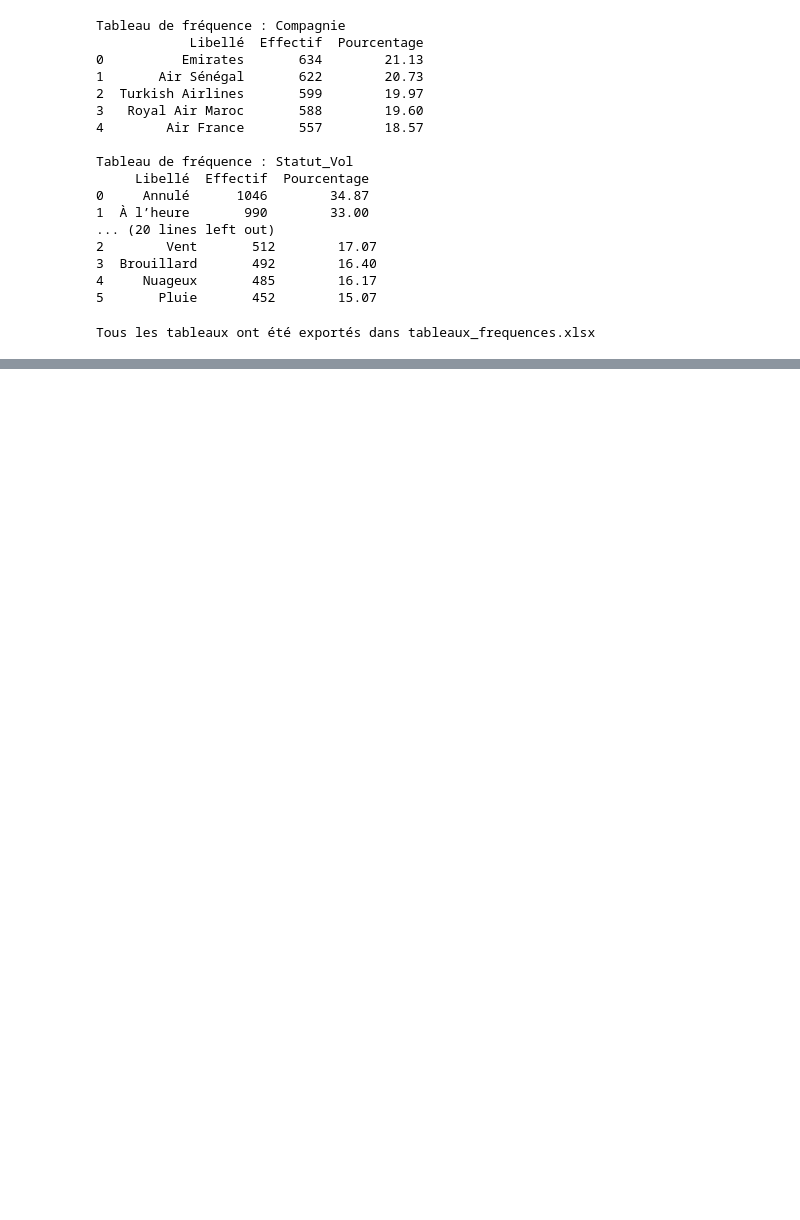
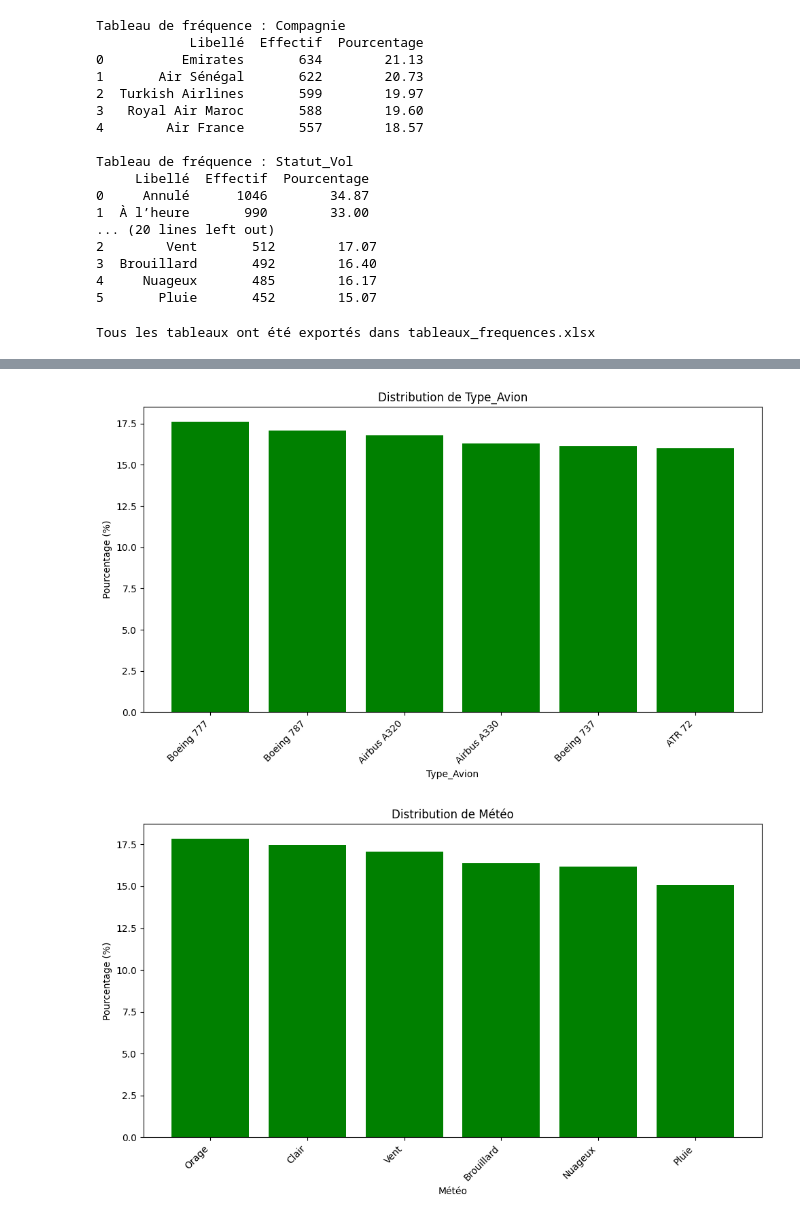
Before and after one commit to matpromax8-hue/Airsen, a Jupyter notebook: Airsen.ipynb, the cells around one changed output, grey strips where cells are left out. Saved outputs shown, nothing was run; the diff lists cells and outputs as text; code cells hidden in the pictures; blank space fills up the shorter version.

```diff
--- a/Airsen.ipynb
+++ b/Airsen.ipynb
@@ -55,0 +82,18 @@ Tous les tableaux ont été exportés dans tableaux_frequences.xlsx
+# %%
+# Histograms of percentages for qualitative variables with at least 6 categories
+for var in variable_qualitative:
+    table = tableau_frequence(df, var)
+
+    # Only create histogram if there are at least 6 categories
+    if len(table) > 5:
+        plt.figure(figsize=(10, 6))
+        plt.bar(table["Libellé"], table["Pourcentage"], color="green")
+        plt.xlabel(var)
+        plt.ylabel("Pourcentage (%)")
+        plt.title(f"Distribution de {var}")
+        plt.xticks(rotation=45, ha="right")
+        plt.tight_layout()
+        plt.show()
+# %% [output]
+[figure, added]
+[figure, added]
```
Also changed, not shown: parts of 3 cells of this notebook, 1 other file.
